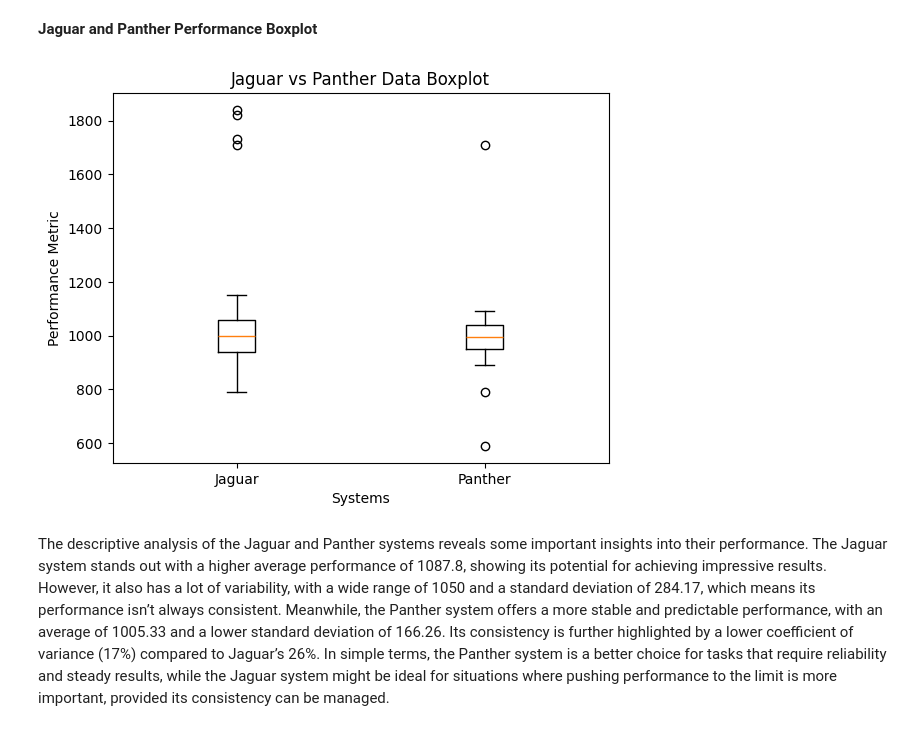
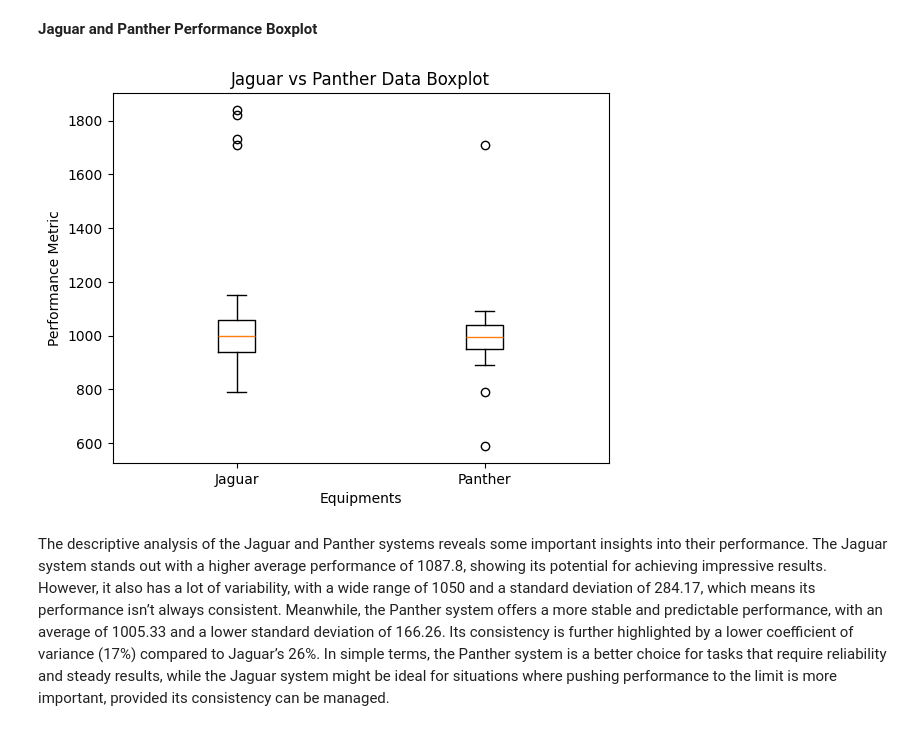
Before and after one commit to WendyInft/MATHEDA-INFANTE, a Jupyter notebook: WK4-Descriptive-Analysis-Infante/WK4-Descriptive-Analysis-Infante.ipynb, the cells around one changed output. Drawn from its saved outputs; the diff is of its cells as text; code cells hidden in the pictures.

```diff
--- a/WK4-Descriptive-Analysis-Infante/WK4-Descriptive-Analysis-Infante.ipynb
+++ b/WK4-Descriptive-Analysis-Infante/WK4-Descriptive-Analysis-Infante.ipynb
@@ -204,10 +204,10 @@ plt.show()
 # %%
 plt.boxplot([df['Jaguar'], df['Panther']], tick_labels=["Jaguar", "Panther"])
 plt.title("Jaguar vs Panther Data Boxplot")
-plt.xlabel("Systems")
+plt.xlabel("Equipments")
 plt.ylabel("Performance Metric")
 plt.show()
 # %% [output]
-[figure, old version]
+[figure, new version]
 # %% [markdown]
 The  descriptive analysis of the Jaguar and Panther systems reveals some important insights into their performance. The Jaguar system stands out with a higher average performance of 1087.8, showing its potential for achieving impressive results. However, it also has a lot of variability, with a wide range of 1050 and a standard deviation of 284.17, which means its performance isn’t always consistent. Meanwhile, the Panther system offers a more stable and predictable performance, with an average of 1005.33 and a lower standard deviation of 166.26. Its consistency is further highlighted by a lower coefficient of variance (17%) compared to Jaguar’s 26%. In simple terms, the Panther system is a better choice for tasks that require reliability and steady results, while the Jaguar system might be ideal for situations where pushing performance to the limit is more important, provided its consistency can be managed.
```
